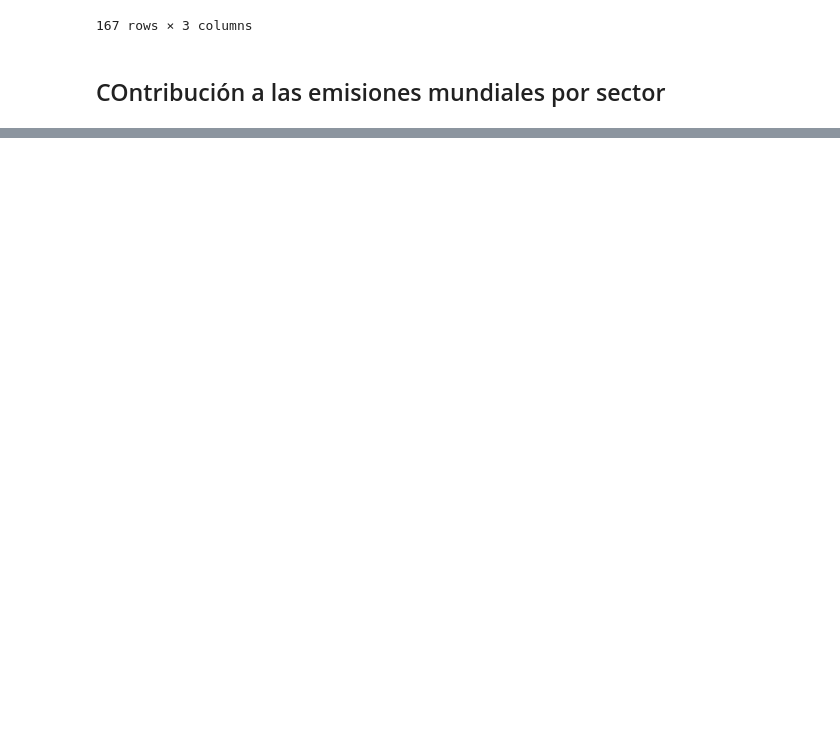
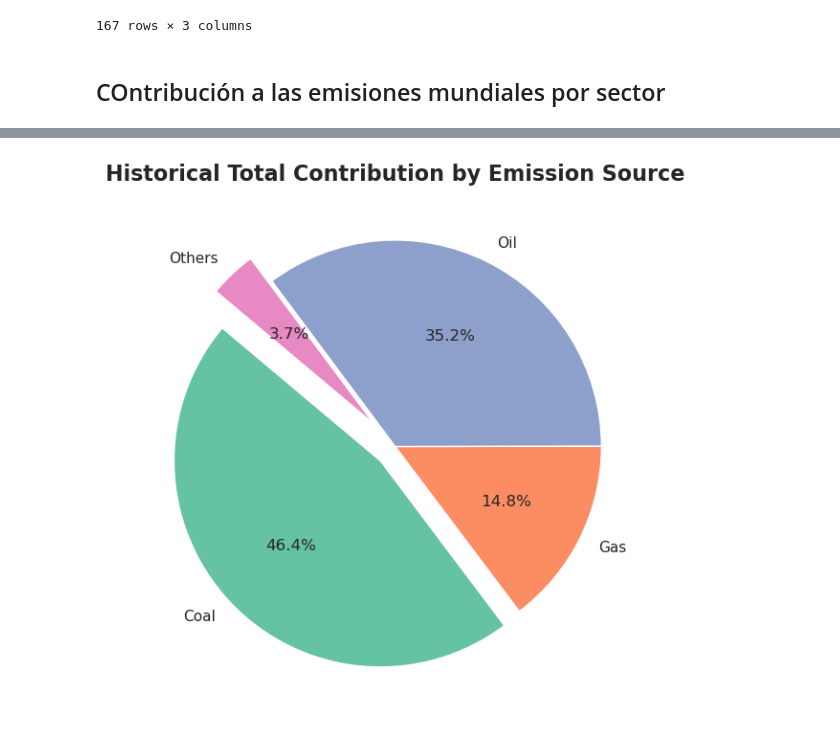
Before and after one commit to Sergio0602/Project-2--EDA, a Jupyter notebook: question-2.ipynb, the cells around one changed output, grey strips where cells are left out. Drawn from its saved outputs; the diff is of its cells as text; code cells hidden in the pictures; blank space fills up the shorter version.

```diff
--- a/question-2.ipynb
+++ b/question-2.ipynb
@@ -574,0 +447,31 @@ Valores para el gráfico:
+# %%
+df_world_contribution = df[df['country'] == 'World'][["year", "coal_co2", "gas_co2", "oil_co2", "flaring_co2", "cement_co2"]]
+total_contributions = df_world_contribution[["coal_co2", "gas_co2", "oil_co2", "flaring_co2", "cement_co2"]].sum()
+
+contributions_pie = {
+    "Coal": total_contributions["coal_co2"],
+    "Gas": total_contributions["gas_co2"],
+    "Oil": total_contributions["oil_co2"],
+    "Others": total_contributions["flaring_co2"] + total_contributions["cement_co2"]
+}
+
+sns.set(style="whitegrid")
+
+
+plt.figure(figsize=(9, 7))
+
+
+colors = sns.color_palette("Set2", len(contributions_pie))
+
+explode = (0.1, 0, 0, 0.15)
+
+
+plt.pie(contributions_pie.values(), labels=contributions_pie.keys(), autopct='%1.1f%%', startangle=140, colors=colors, explode=explode)
+
+
+plt.title("Historical Total Contribution by Emission Source", fontsize=16, weight='bold')
+
+
+plt.show()
+# %% [output]
+[figure, added]
```
Also changed, not shown: parts of 10 cells of this notebook, 1 other file.
